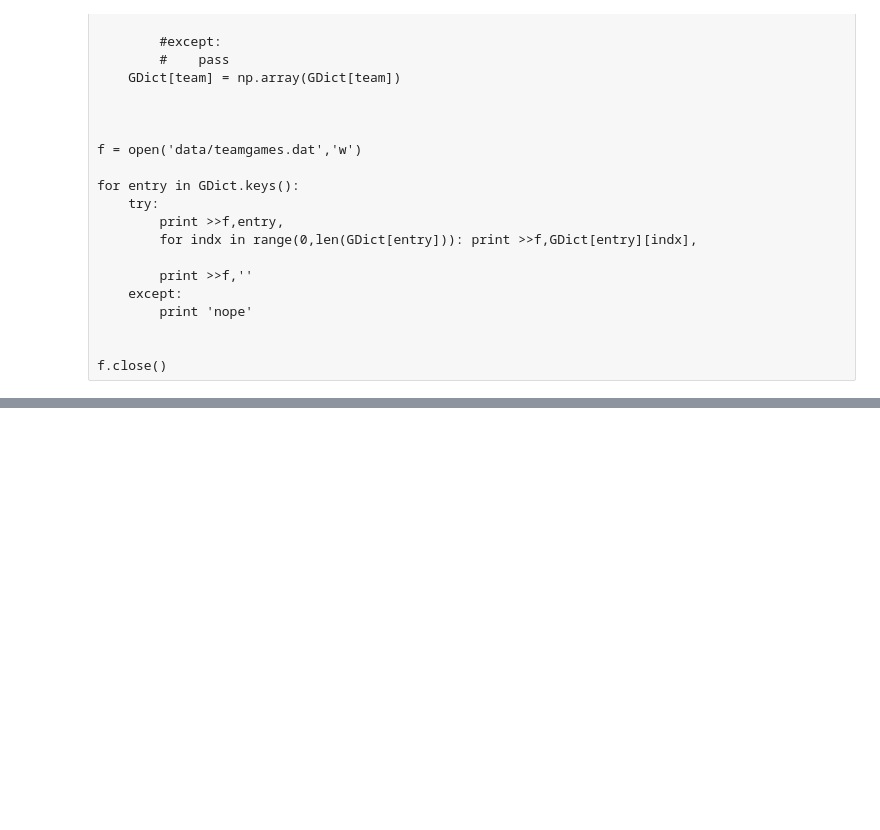
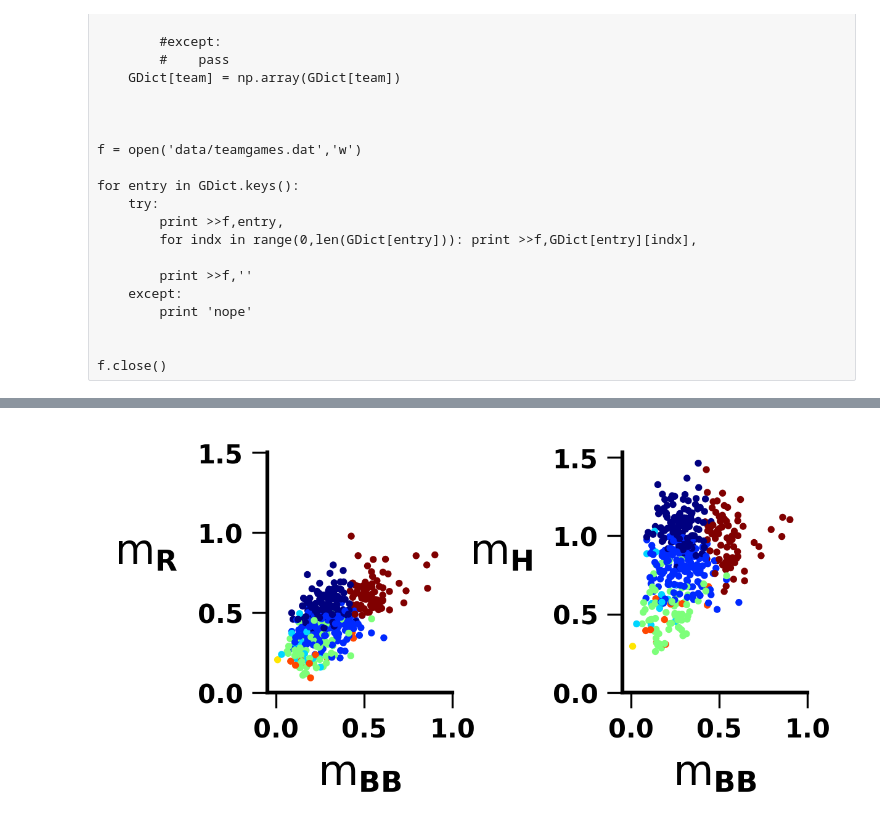
Before and after one commit to fantasy-toolz/SLOAN2018, a Jupyter notebook: GC-Applications1.ipynb, the cells around one changed output, grey strips where cells are left out. Drawn from its saved outputs; the diff is of its cells as text; code cells hidden in the pictures; blank space fills up the shorter version.

```diff
--- a/GC-Applications1.ipynb
+++ b/GC-Applications1.ipynb
@@ -993,0 +2599,67 @@ print(np.where(PAlist[:,150] >= 0.))
+# %%
+from mpl_toolkits.mplot3d import Axes3D
+
+
+#Player,Clusters,R.Slope,BB.Slope,H.Slope,R.R^2,BB.R^2,H.R^2
+
+Clusters = np.genfromtxt('/Users/mpetersen/Downloads/GC2_ClusteringTable_BB_H_R.csv',\
+                        names=['Player','Cluster','r_s','bb_s','h_s','r_r2','bb_r2','h_r2'],\
+                         skip_header=1,delimiter=',')
+# %%
+%matplotlib inline
+
+fig = plt.figure(figsize=(4,2.6),frameon = False)
+ax1 = fig.add_axes([0.20,0.22,0.25,0.5])
+ax2 = fig.add_axes([0.68,0.22,0.25,0.5])
+
+ax1.scatter(Clusters['bb_s'],Clusters['r_s'],\
+           s=3.,color=cm.jet(Clusters['Cluster']/6.,1.))
+
+
+ax2.scatter(Clusters['bb_s'],Clusters['h_s'],\
+           s=3.,color=cm.jet(Clusters['Cluster']/6.,1.))
+
+
+ax1.set_xlabel('m$_{\\rm BB}$',size=16)
+ax1.set_ylabel('m$_{\\rm R}$',size=16,rotation=0,labelpad=20)
+
+ax2.set_xlabel('m$_{\\rm BB}$',size=16)
+ax2.set_ylabel('m$_{\\rm H}$',size=16,rotation=0,labelpad=20)
+
+
+ax1.set_xticks([0.,.5,1.])
+ax2.set_xticks([0.,.5,1.])
+
+ax1.set_yticks([0.,.5,1.0,1.5])
+ax2.set_yticks([0.,.5,1.0,1.5])
+
+
+#ax1.set_ylabel(stat2,size=16,rotation=0.)
+
+#_ = ax.axis([0.,102.,0.,102.])
+
+
+#ax.set_title(pname,size=12, x=.1, y=.88, ha='left')
+
+#cmap = mpl.cm.gnuplot; norm = mpl.colors.Normalize(vmin=0, vmax=100)
+#cb1 = mpl.colorbar.ColorbarBase(ax2, cmap=cmap,norm=norm)
+#cb1.set_label('Percentile',size=18)
+
+#fig.tight_layout()
+
+ax1.spines['top'].set_visible(False)
+ax1.spines['right'].set_visible(False)
+ax1.spines['left'].set_linewidth(1.5)
+ax1.spines['bottom'].set_linewidth(1.5)
+
+ax2.spines['top'].set_visible(False)
+ax2.spines['right'].set_visible(False)
+ax2.spines['left'].set_linewidth(1.5)
+ax2.spines['bottom'].set_linewidth(1.5)
+
+
+
+
+plt.savefig('/Users/mpetersen/Desktop/clustering1.png',bbox_inches='tight',facecolor='w',dpi=300)
+# %% [output]
+[figure, added]
```
Also changed, not shown: parts of 32 cells of this notebook, 1 other file.
